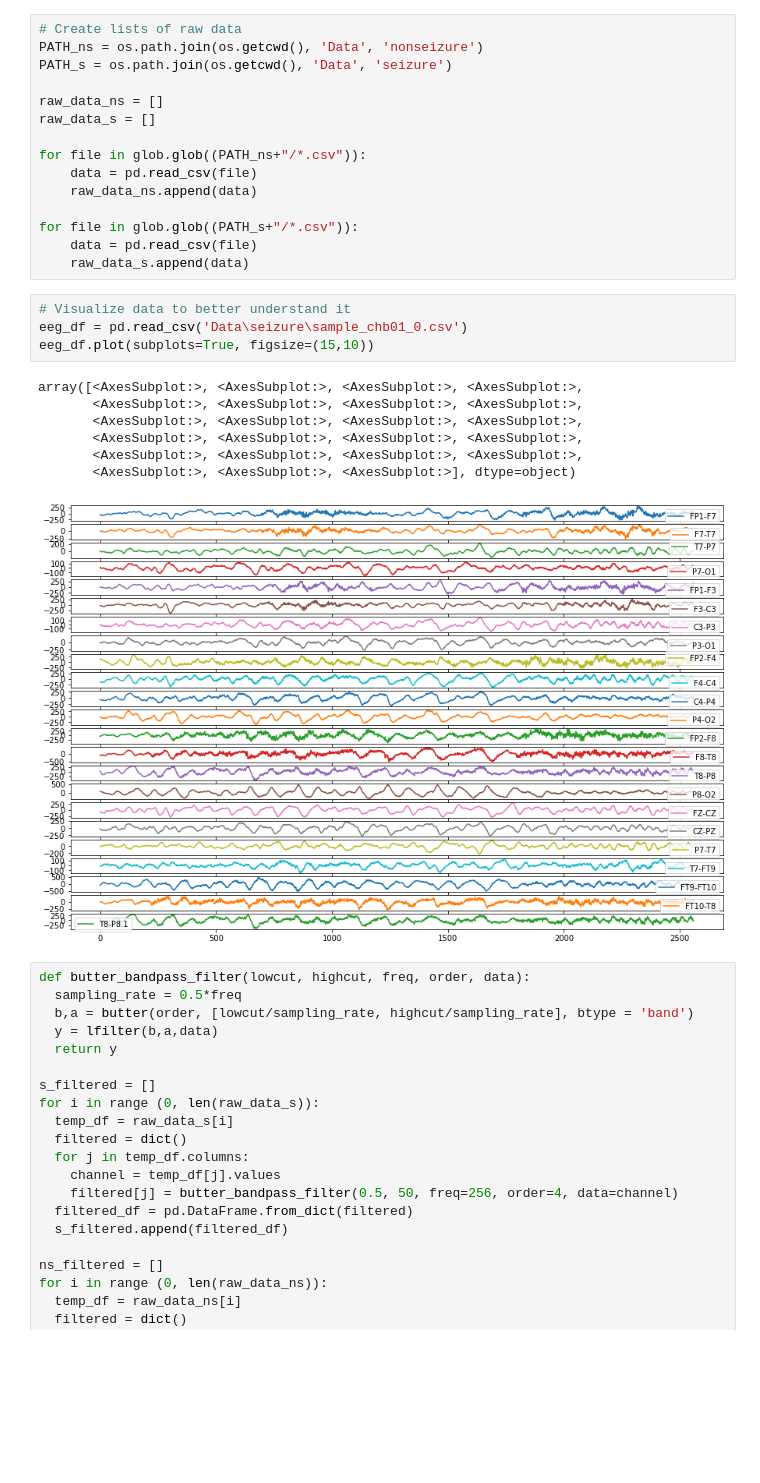
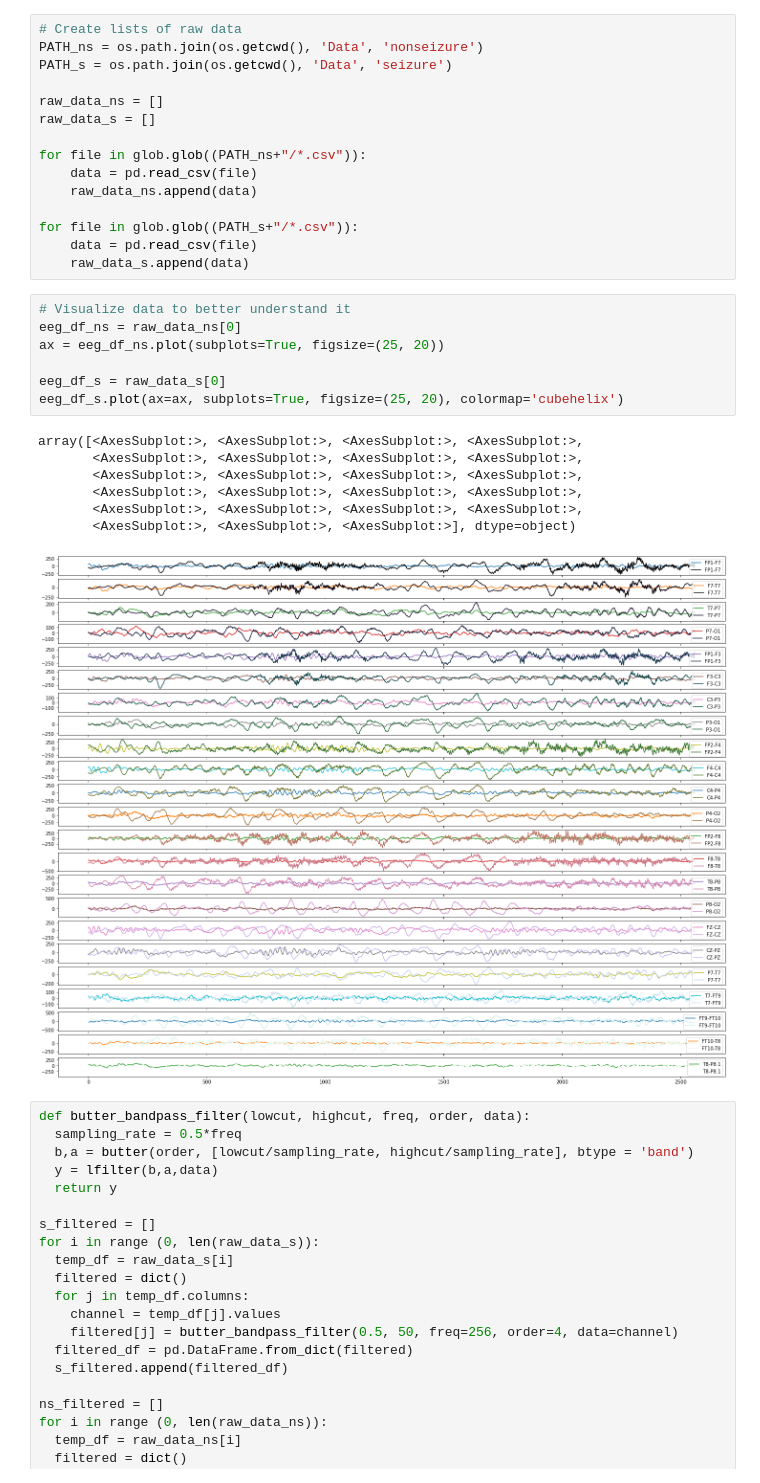
Before and after one commit to Juoksuorava/Biosignal-Analytics-2022, a Jupyter notebook: EEG_seizure_exercise.ipynb, the cells around one changed output. Saved outputs shown, nothing was run; the diff lists cells and outputs as text; blank space fills up the shorter version.

Commit message:
Plotting

```diff
--- a/EEG_seizure_exercise.ipynb
+++ b/EEG_seizure_exercise.ipynb
@@ -32,18 +32,21 @@ for file in glob.glob((PATH_ns+"/*.csv")):
 for file in glob.glob((PATH_s+"/*.csv")):
     data = pd.read_csv(file)
     raw_data_s.append(data)
-# %%
-# Visualize data to better understand it
-eeg_df = pd.read_csv('Data\seizure\sample_chb01_0.csv')
-eeg_df.plot(subplots=True, figsize=(15,10))
-# %% [output]
-array([<AxesSubplot:>, <AxesSubplot:>, <AxesSubplot:>, <AxesSubplot:>,
-       <AxesSubplot:>, <AxesSubplot:>, <AxesSubplot:>, <AxesSubplot:>,
-       <AxesSubplot:>, <AxesSubplot:>, <AxesSubplot:>, <AxesSubplot:>,
-       <AxesSubplot:>, <AxesSubplot:>, <AxesSubplot:>, <AxesSubplot:>,
-       <AxesSubplot:>, <AxesSubplot:>, <AxesSubplot:>, <AxesSubplot:>,
-       <AxesSubplot:>, <AxesSubplot:>, <AxesSubplot:>], dtype=object)
-[figure, removed]
+# %%
+# Visualize data to better understand it
+eeg_df_ns = raw_data_ns[0]
+ax = eeg_df_ns.plot(subplots=True, figsize=(25, 20))
+
+eeg_df_s = raw_data_s[0]
+eeg_df_s.plot(ax=ax, subplots=True, figsize=(25, 20), colormap='cubehelix')
+# %% [output]
+array([<AxesSubplot:>, <AxesSubplot:>, <AxesSubplot:>, <AxesSubplot:>,
+       <AxesSubplot:>, <AxesSubplot:>, <AxesSubplot:>, <AxesSubplot:>,
+       <AxesSubplot:>, <AxesSubplot:>, <AxesSubplot:>, <AxesSubplot:>,
+       <AxesSubplot:>, <AxesSubplot:>, <AxesSubplot:>, <AxesSubplot:>,
+       <AxesSubplot:>, <AxesSubplot:>, <AxesSubplot:>, <AxesSubplot:>,
+       <AxesSubplot:>, <AxesSubplot:>, <AxesSubplot:>], dtype=object)
+[figure, added]
 # %%
 def butter_bandpass_filter(lowcut, highcut, freq, order, data):
   sampling_rate = 0.5*freq
```
